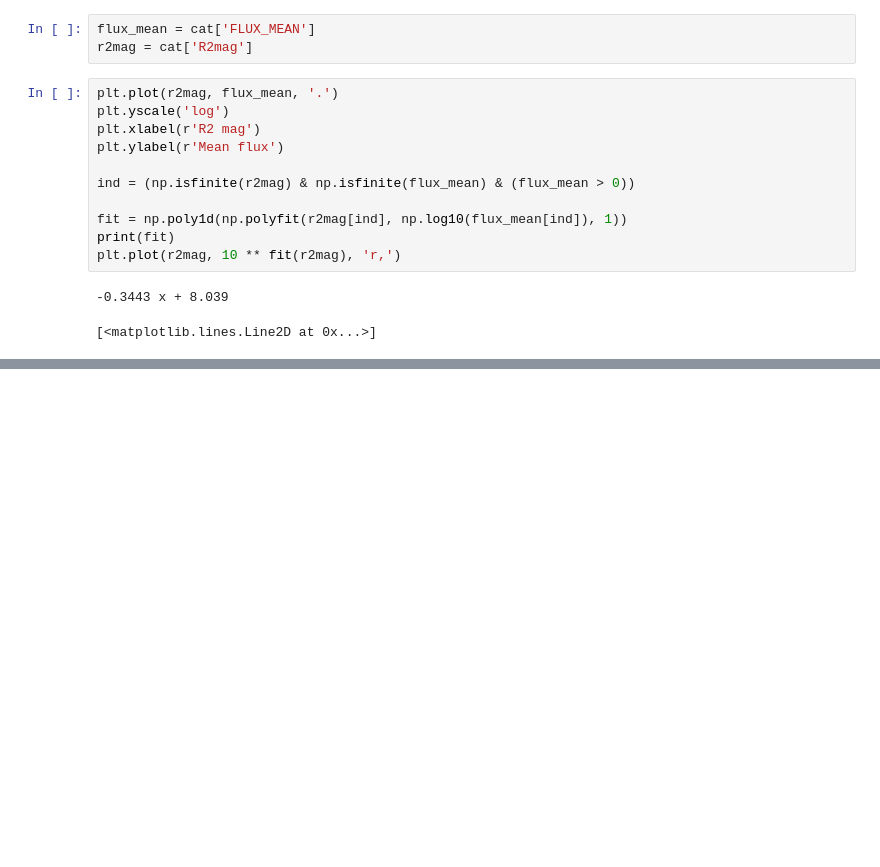
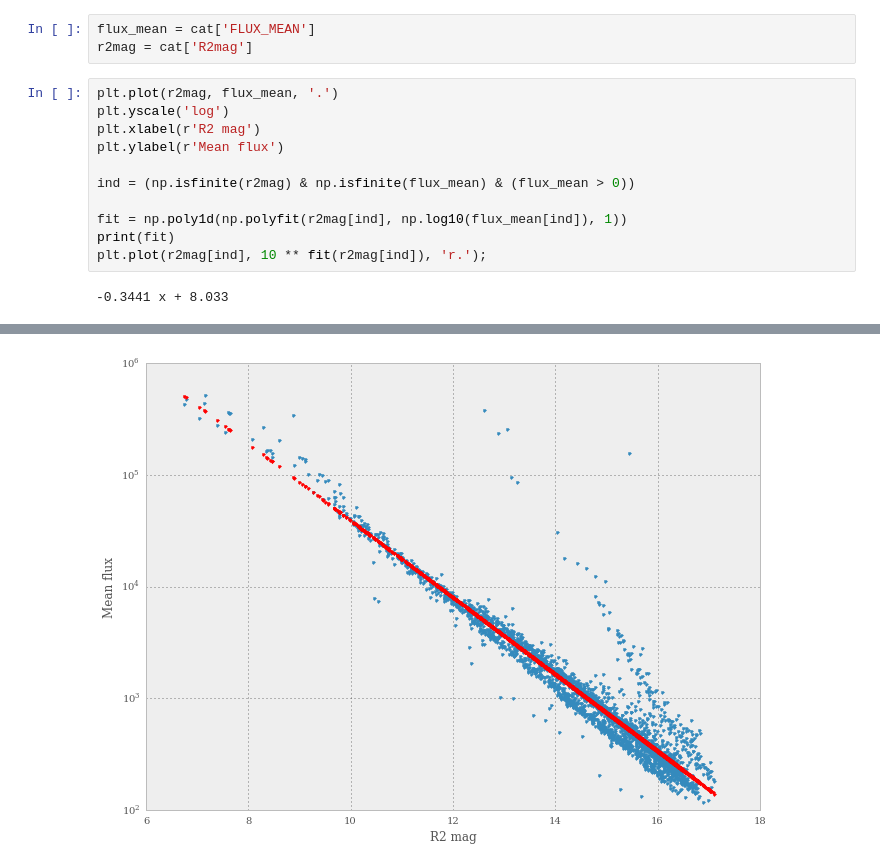
Before and after one commit to NGTS/zlp-crossmatch, a Jupyter notebook: CatmatchAnalysis.ipynb, the cells around one changed output, grey strips where cells are left out. Cells and saved outputs as stored; diff of their text form; blank space fills up the shorter version.

```diff
--- a/CatmatchAnalysis.ipynb
+++ b/CatmatchAnalysis.ipynb
@@ -66,7 +68,6 @@ ind = (np.isfinite(r2mag) & np.isfinite(flux_mean) & (flux_mean > 0))
 
 fit = np.poly1d(np.polyfit(r2mag[ind], np.log10(flux_mean[ind]), 1))
 print(fit)
-plt.plot(r2mag, 10 ** fit(r2mag), 'r,')
+plt.plot(r2mag[ind], 10 ** fit(r2mag[ind]), 'r.');
 # %% [output]
--0.3443 x + 8.039
+-0.3441 x + 8.033
-[<matplotlib.lines.Line2D at 0x...>]
@@ -73,0 +74 @@ plt.plot(r2mag, 10 ** fit(r2mag), 'r,')
+[figure, added]
```
Also changed, not shown: parts of 5 cells of this notebook.
